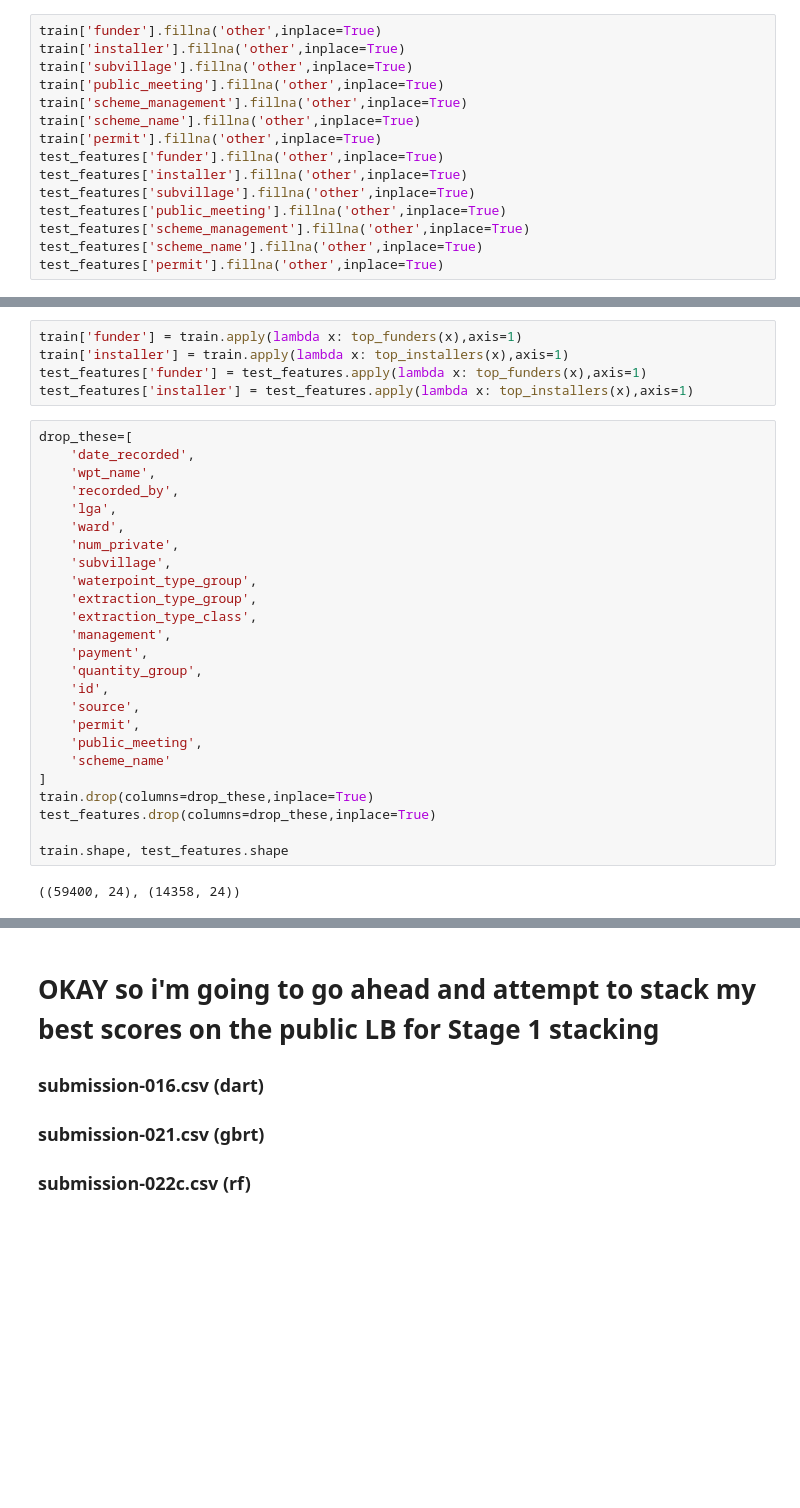
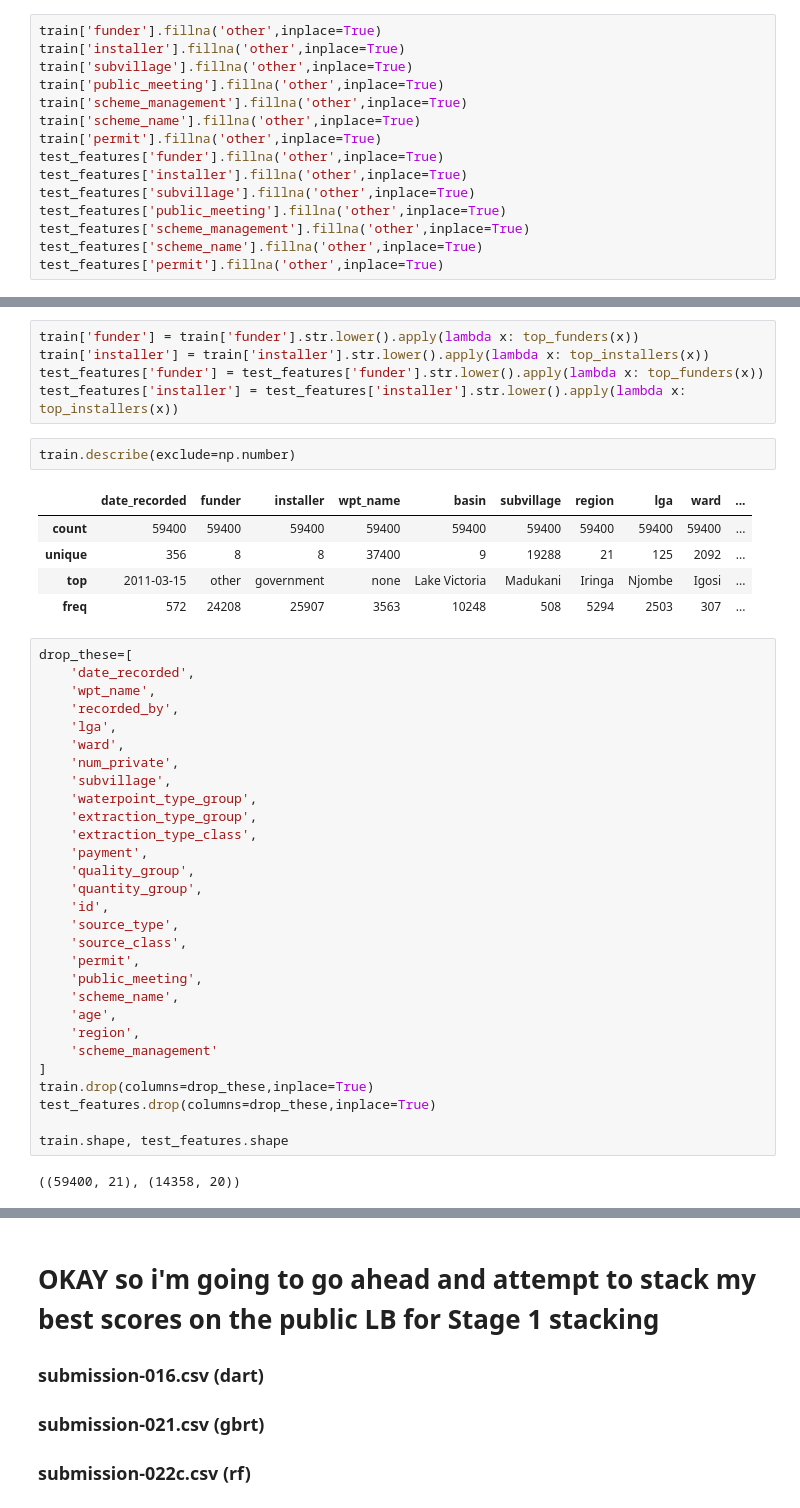
Before and after one commit to sealuwee/DS2-Predictive-Modeling-Challenge, a Jupyter notebook: day 3 we havent beat 0.78256 LB score.ipynb, the cells around one changed output, grey strips where cells are left out. Drawn from its saved outputs; the diff is of its cells as text; blank space fills up the shorter version.

```diff
--- a/day 3 we havent beat 0.78256 LB score.ipynb
+++ b/day 3 we havent beat 0.78256 LB score.ipynb
@@ -250,8 +253,16 @@ def top_installers(df):
 # %%
-train['funder'] = train.apply(lambda x: top_funders(x),axis=1)
-train['installer'] = train.apply(lambda x: top_installers(x),axis=1)
-test_features['funder'] = test_features.apply(lambda x: top_funders(x),axis=1)
-test_features['installer'] = test_features.apply(lambda x: top_installers(x),axis=1)
+train['funder'] = train['funder'].str.lower().apply(lambda x: top_funders(x))
+train['installer'] = train['installer'].str.lower().apply(lambda x: top_installers(x))
+test_features['funder'] = test_features['funder'].str.lower().apply(lambda x: top_funders(x))
+test_features['installer'] = test_features['installer'].str.lower().apply(lambda x: top_installers(x))
+# %%
+train.describe(exclude=np.number)
+# %% [output]
+|  | date_recorded | funder | installer | wpt_name | basin | subvillage | region | lga | ward | ... |
+| count | 59400 | 59400 | 59400 | 59400 | 59400 | 59400 | 59400 | 59400 | 59400 | ... |
+| unique | 356 | 8 | 8 | 37400 | 9 | 19288 | 21 | 125 | 2092 | ... |
+| top | 2011-03-15 | other | government | none | Lake Victoria | Madukani | Iringa | Njombe | Igosi | ... |
+| freq | 572 | 24208 | 25907 | 3563 | 10248 | 508 | 5294 | 2503 | 307 | ... |
 # %%
 drop_these=[
     'date_recorded',
@@ -264,18 +275,22 @@ drop_these=[
     'waterpoint_type_group',
     'extraction_type_group',
     'extraction_type_class',
-    'management',
     'payment',
+    'quality_group',
     'quantity_group',
     'id',
-    'source',
+    'source_type',
+    'source_class',
     'permit',
     'public_meeting',
-    'scheme_name'
+    'scheme_name',
+    'age',
+    'region',
+    'scheme_management'
 ]
 train.drop(columns=drop_these,inplace=True)
 test_features.drop(columns=drop_these,inplace=True)
 
 train.shape, test_features.shape
 # %% [output]
-((59400, 24), (14358, 24))
+((59400, 21), (14358, 20))
```
Also changed, not shown: parts of 16 cells of this notebook, 3 other files.
